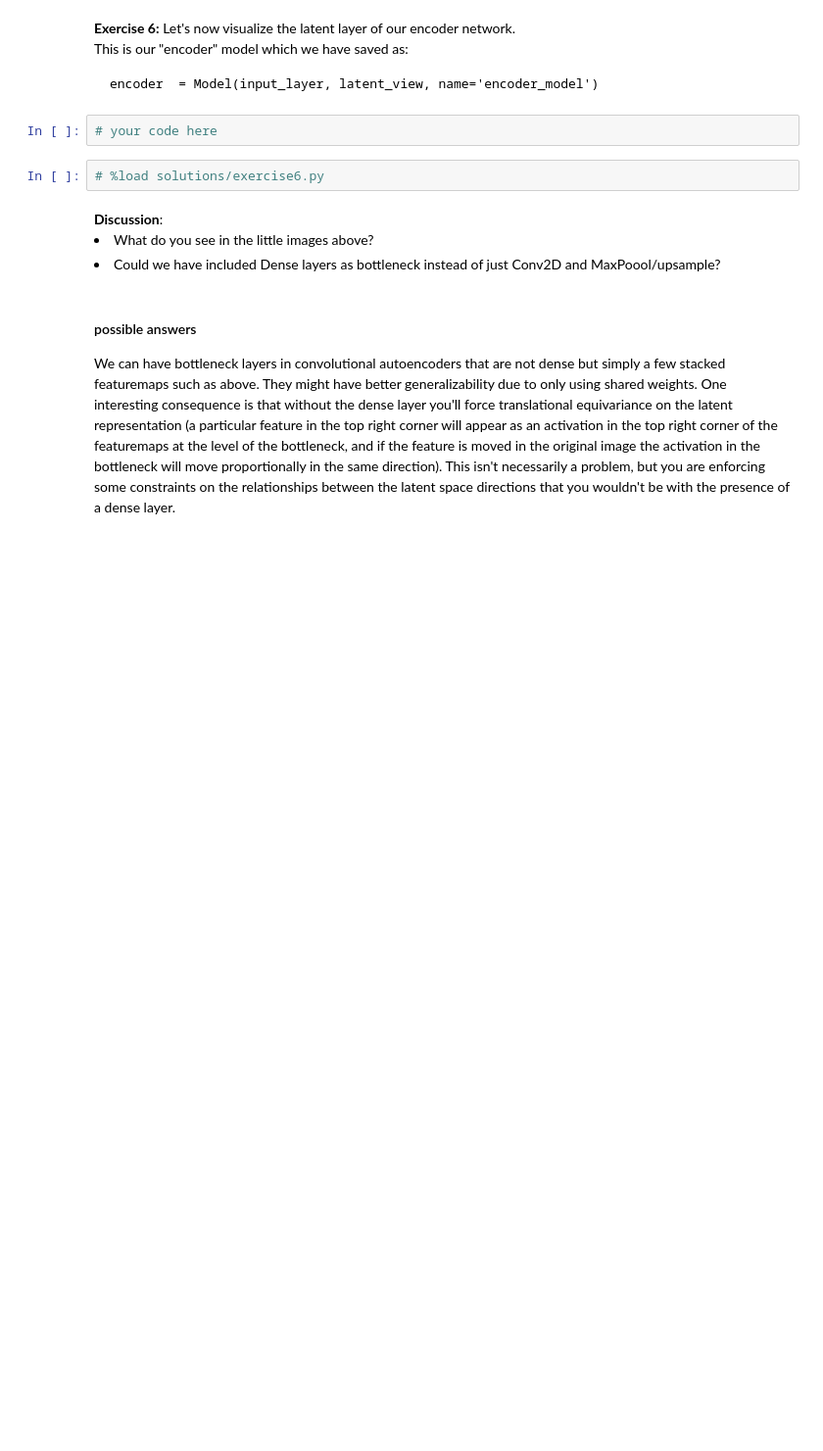
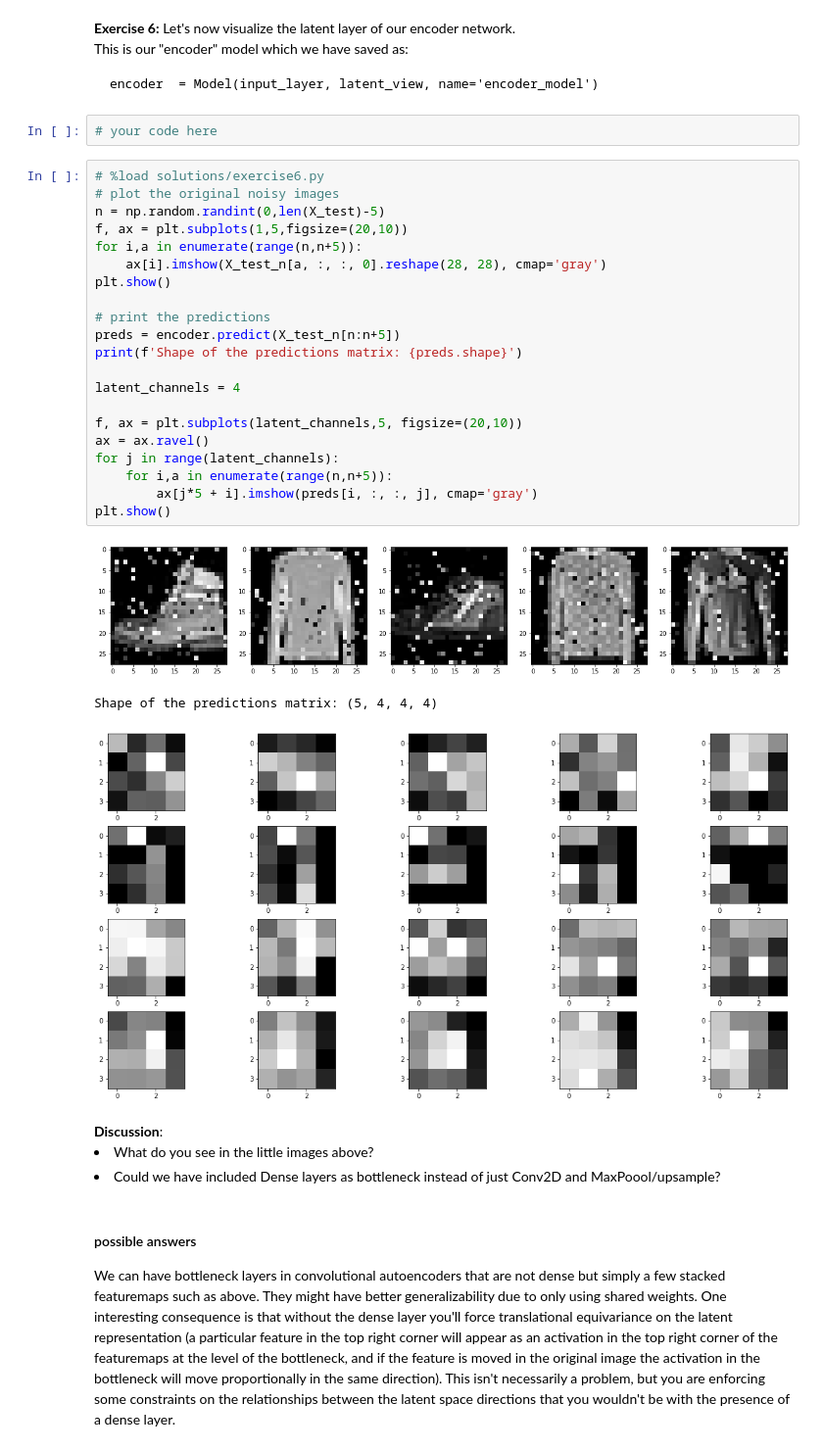
Before and after one commit to chksi/2020-CS109B, a Jupyter notebook: content/labs/lab07/notebook/cs109b_lab07_AE_2020.ipynb, the cells around one changed output. Shown: that part at 98% size. Saved outputs shown, nothing was run; the diff lists cells and outputs as text; blank space fills up the shorter version.

````diff
--- a/content/labs/lab07/notebook/cs109b_lab07_AE_2020.ipynb
+++ b/content/labs/lab07/notebook/cs109b_lab07_AE_2020.ipynb
@@ -465,8 +474,31 @@ encoder  = Model(input_layer, latent_view, name='encoder_model')
 ```
 # %%
 # your code here
-# %%
-# %load solutions/exercise6.py
+# %%
+# %load solutions/exercise6.py
+# plot the original noisy images
+n = np.random.randint(0,len(X_test)-5)
+f, ax = plt.subplots(1,5,figsize=(20,10))
+for i,a in enumerate(range(n,n+5)):
+    ax[i].imshow(X_test_n[a, :, :, 0].reshape(28, 28), cmap='gray')
+plt.show()
+
+# print the predictions
+preds = encoder.predict(X_test_n[n:n+5])
+print(f'Shape of the predictions matrix: {preds.shape}')
+
+latent_channels = 4
+
+f, ax = plt.subplots(latent_channels,5, figsize=(20,10))
+ax = ax.ravel()
+for j in range(latent_channels):
+    for i,a in enumerate(range(n,n+5)):
+        ax[j*5 + i].imshow(preds[i, :, :, j], cmap='gray')
+plt.show()
+# %% [output]
+[figure, added]
+Shape of the predictions matrix: (5, 4, 4, 4)
+[figure, added]
 # %% [markdown]
 <div class="discussion"><b>Discussion</b>:
     <li> What do you see in the little images above?</li>
````
Also changed, not shown: parts of 7 cells of this notebook, 6 other files.
